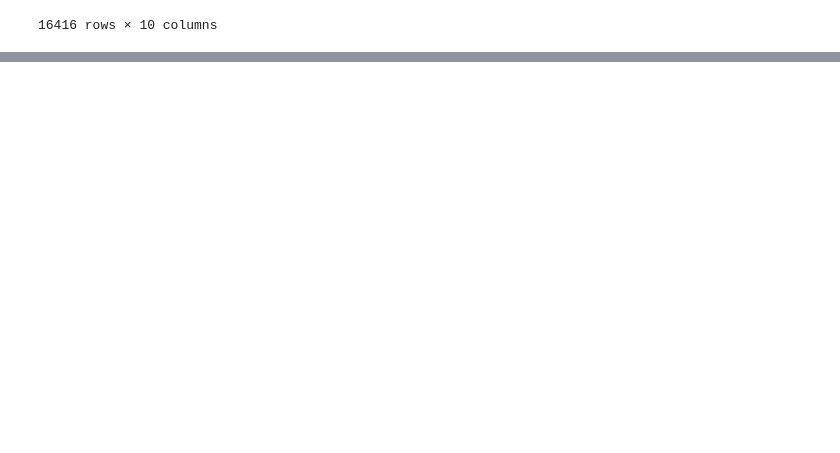
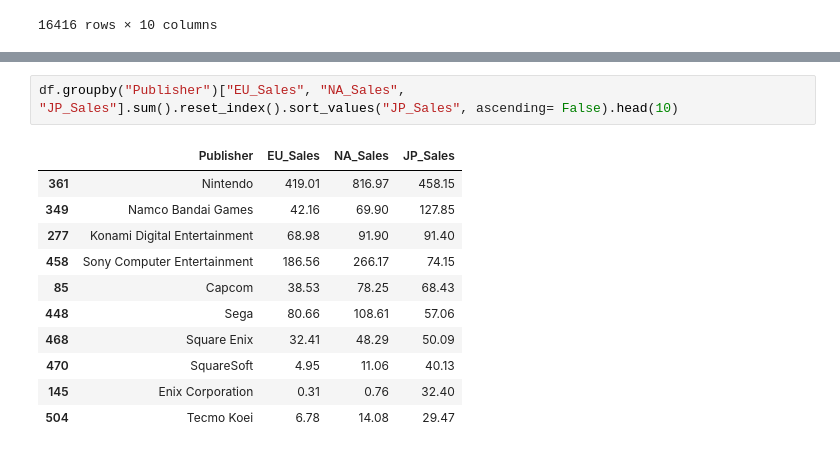
Before and after one commit to jamiuolaitan/video_games_EDA, a Jupyter notebook: video_games_analysis.ipynb, the cells around one changed output, grey strips where cells are left out. Drawn from its saved outputs; the diff is of its cells as text; blank space fills up the shorter version.

```diff
--- a/video_games_analysis.ipynb
+++ b/video_games_analysis.ipynb
@@ -228,0 +240,14 @@ df
+# %%
+df.groupby("Publisher")["EU_Sales", "NA_Sales", "JP_Sales"].sum().reset_index().sort_values("JP_Sales", ascending= False).head(10)
+# %% [output]
+|  | Publisher | EU_Sales | NA_Sales | JP_Sales |
+| 361 | Nintendo | 419.01 | 816.97 | 458.15 |
+| 349 | Namco Bandai Games | 42.16 | 69.90 | 127.85 |
+| 277 | Konami Digital Entertainment | 68.98 | 91.90 | 91.40 |
+| 458 | Sony Computer Entertainment | 186.56 | 266.17 | 74.15 |
+| 85 | Capcom | 38.53 | 78.25 | 68.43 |
+| 448 | Sega | 80.66 | 108.61 | 57.06 |
+| 468 | Square Enix | 32.41 | 48.29 | 50.09 |
+| 470 | SquareSoft | 4.95 | 11.06 | 40.13 |
+| 145 | Enix Corporation | 0.31 | 0.76 | 32.40 |
+| 504 | Tecmo Koei | 6.78 | 14.08 | 29.47 |
```
Also changed, not shown: parts of 17 cells of this notebook, 1 other file.
